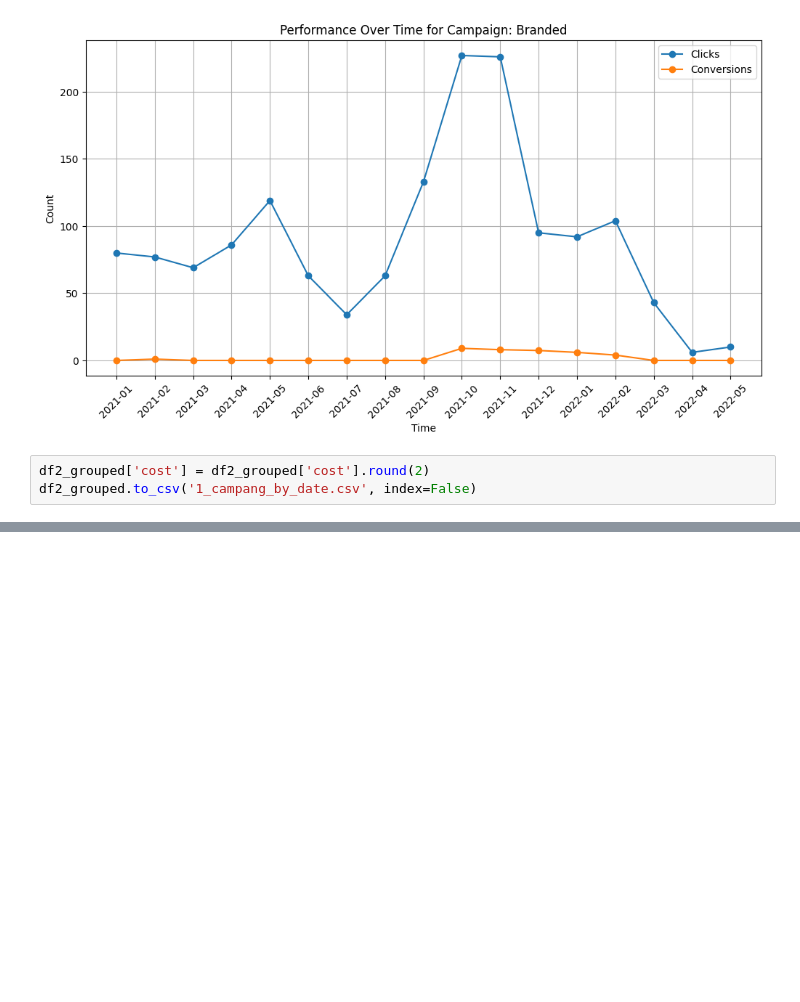
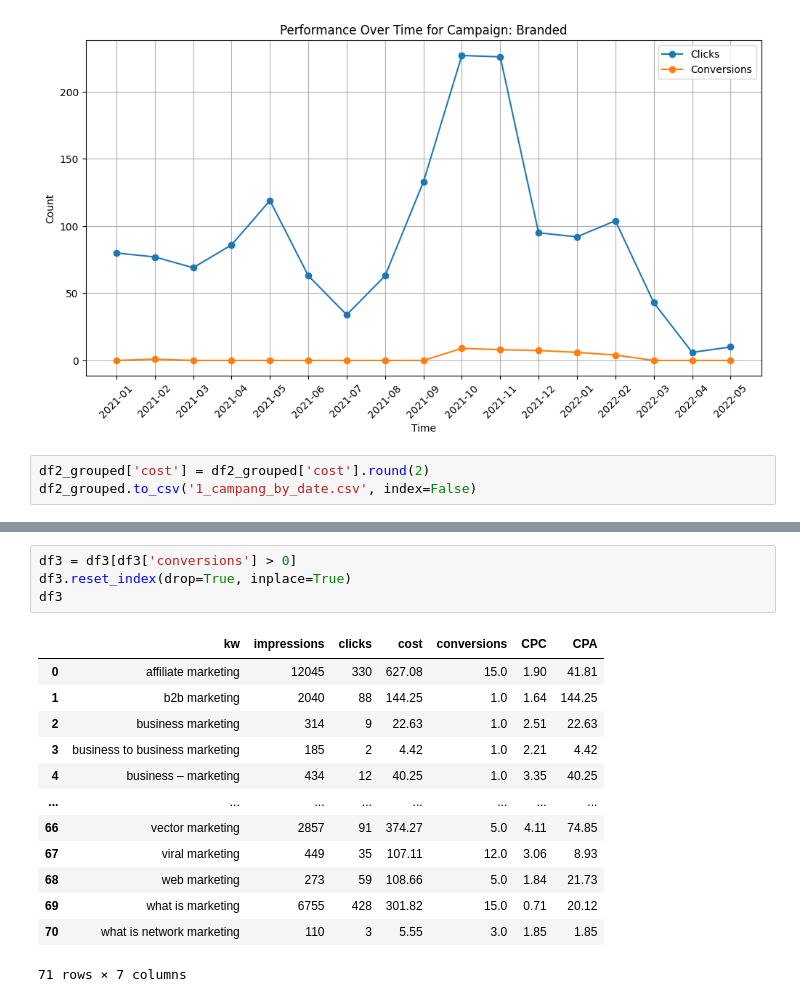
Before and after one commit to Maxterjs99/marketing_test, a Jupyter notebook: datamarketing.ipynb, the cells around one changed output, grey strips where cells are left out. Drawn from its saved outputs; the diff is of its cells as text; blank space fills up the shorter version.

```diff
--- a/datamarketing.ipynb
+++ b/datamarketing.ipynb
@@ -309,0 +473,18 @@ df2_grouped.to_csv('1_campang_by_date.csv', index=False)
+# %%
+df3 = df3[df3['conversions'] > 0]
+df3.reset_index(drop=True, inplace=True)
+df3
+# %% [output]
+|  | kw | impressions | clicks | cost | conversions | CPC | CPA |
+| 0 | affiliate marketing | 12045 | 330 | 627.08 | 15.0 | 1.90 | 41.81 |
+| 1 | b2b marketing | 2040 | 88 | 144.25 | 1.0 | 1.64 | 144.25 |
+| 2 | business marketing | 314 | 9 | 22.63 | 1.0 | 2.51 | 22.63 |
+| 3 | business to business marketing | 185 | 2 | 4.42 | 1.0 | 2.21 | 4.42 |
+| 4 | business – marketing | 434 | 12 | 40.25 | 1.0 | 3.35 | 40.25 |
+| ... | ... | ... | ... | ... | ... | ... | ... |
+| 66 | vector marketing | 2857 | 91 | 374.27 | 5.0 | 4.11 | 74.85 |
+| 67 | viral marketing | 449 | 35 | 107.11 | 12.0 | 3.06 | 8.93 |
+| 68 | web marketing | 273 | 59 | 108.66 | 5.0 | 1.84 | 21.73 |
+| 69 | what is marketing | 6755 | 428 | 301.82 | 15.0 | 0.71 | 20.12 |
+| 70 | what is network marketing | 110 | 3 | 5.55 | 3.0 | 1.85 | 1.85 |
+71 rows × 7 columns
```
Also changed, not shown: parts of 27 cells of this notebook, 2 other files.
